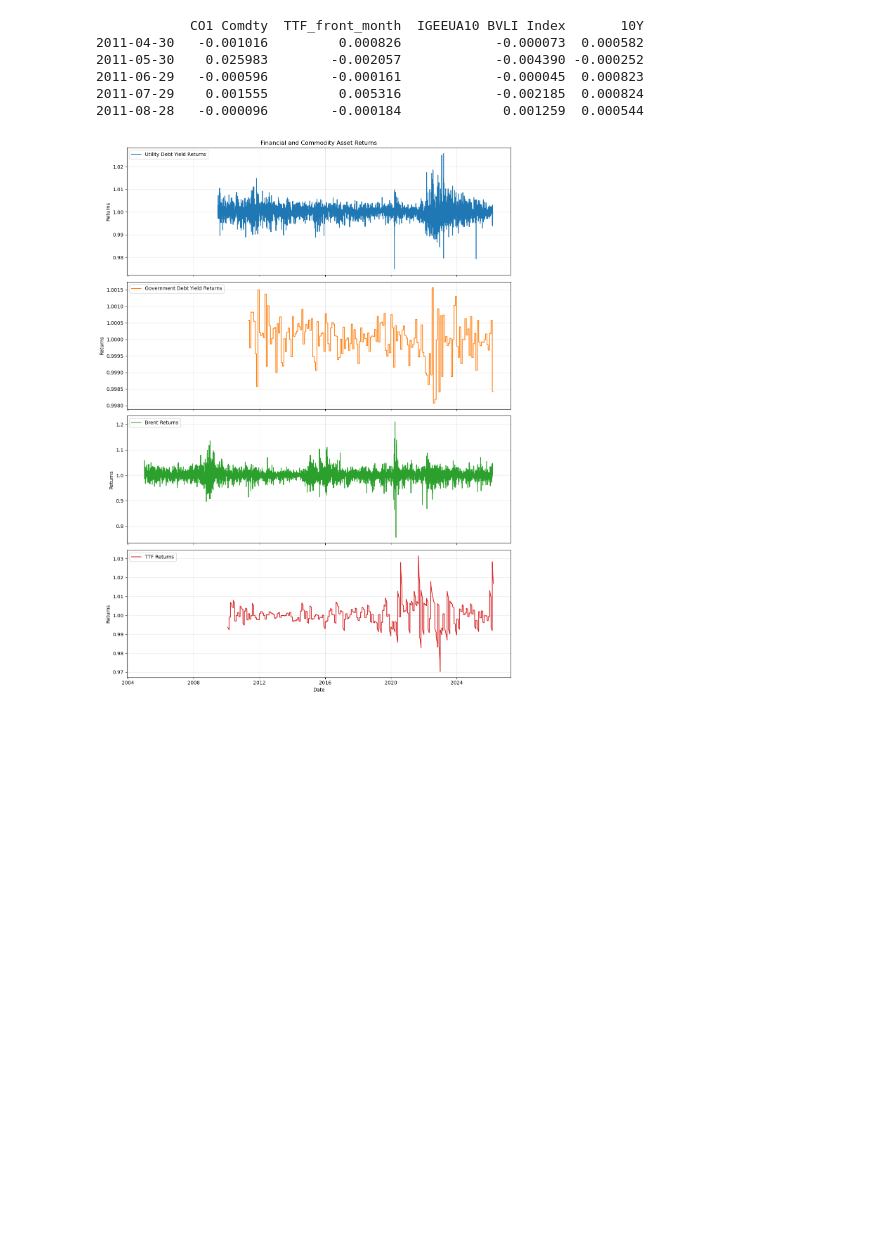
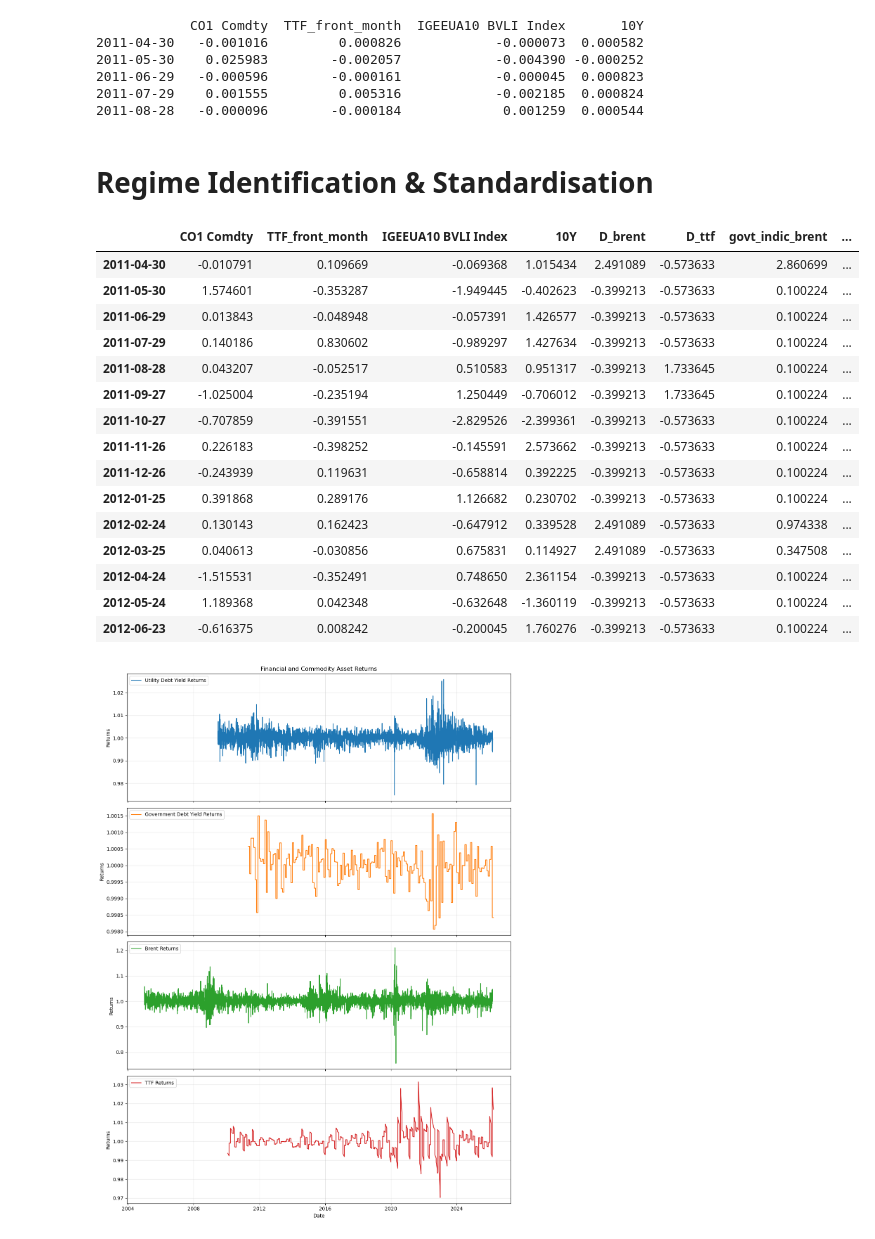
Before and after one commit to 1bykov/Thesis, a Jupyter notebook: code/BRENT_TTF_regression.ipynb, the cells around one changed output. Drawn from its saved outputs; the diff is of its cells as text; code cells hidden in the pictures; blank space fills up the shorter version.

Commit message:
standardised inputs, rearranged code

```diff
--- a/code/BRENT_TTF_regression.ipynb
+++ b/code/BRENT_TTF_regression.ipynb
@@ -22,6 +22,9 @@ def clean_process(df):
     df=df.resample('D', kind='timestamp', ).asfreq()        # - Make sure time axis is even
     df=df.interpolate('linear')                             # - Fill resulting NaNs with linear interpolation
     return df
+
+def standardise(col):
+    return (col - col.mean()) / col.std()
 # %% [markdown]
 # Load, Process, Align Dates
 # %%
@@ -94,6 +97,55 @@ print(df.head(5))
 2011-06-29   -0.000596        -0.000161            -0.000045  0.000823
 2011-07-29    0.001555         0.005316            -0.002185  0.000824
 2011-08-28   -0.000096        -0.000184             0.001259  0.000544
+# %% [markdown]
+# Regime Identification & Standardisation
+# %%
+mu_p_6m_brent = brent.rolling(window=180).mean().dropna()
+std_p_6m_brent = brent.rolling(window=180).std().dropna()
+threshold_brent = mu_p_6m_brent + 1.5*std_p_6m_brent
+
+mu_p_6m_ttf = ttf.rolling(window=180).mean().dropna()
+std_p_6m_ttf = ttf.rolling(window=180).std().dropna()
+threshold_ttf = mu_p_6m_ttf + 1.5*std_p_6m_ttf
+
+# threshold will be shorter than brent due to rolling calculation
+indicator_brent=pd.Series(data=np.where(brent['CO1 Comdty'].loc[threshold_brent.index] > threshold_brent['CO1 Comdty'], 1, 0), index=threshold_brent.index)
+indicator_ttf=pd.Series(data=np.where(ttf['TTF_front_month'].loc[threshold_ttf.index] > threshold_ttf['TTF_front_month'], 1, 0), index=threshold_ttf.index)
+
+
+# crop indicator to fit into df
+indicator_brent = indicator_brent[indicator_brent.index.isin(df.index)]
+indicator_ttf = indicator_ttf[indicator_ttf.index.isin(df.index)]
+df['D_brent']=indicator_brent
+df['D_ttf']=indicator_ttf
+
+df['govt_indic_brent'] = df['D_brent'] * df['10Y']
+df['brent_indic_brent'] = df['D_brent'] * df['CO1 Comdty']
+
+df['govt_indic_ttf'] = df['D_ttf'] * df['10Y']
+df['brent_indic_ttf'] = df['D_ttf'] * df['TTF_front_month']
+
+# Standardise all columns to make coefficients comparable
+df=df.apply(lambda col: standardise(col), axis=0)
+
+df.head(15)
+# %% [output]
+|  | CO1 Comdty | TTF_front_month | IGEEUA10 BVLI Index | 10Y | D_brent | D_ttf | govt_indic_brent | ... |
+| 2011-04-30 | -0.010791 | 0.109669 | -0.069368 | 1.015434 | 2.491089 | -0.573633 | 2.860699 | ... |
+| 2011-05-30 | 1.574601 | -0.353287 | -1.949445 | -0.402623 | -0.399213 | -0.573633 | 0.100224 | ... |
+| 2011-06-29 | 0.013843 | -0.048948 | -0.057391 | 1.426577 | -0.399213 | -0.573633 | 0.100224 | ... |
+| 2011-07-29 | 0.140186 | 0.830602 | -0.989297 | 1.427634 | -0.399213 | -0.573633 | 0.100224 | ... |
+| 2011-08-28 | 0.043207 | -0.052517 | 0.510583 | 0.951317 | -0.399213 | 1.733645 | 0.100224 | ... |
+| 2011-09-27 | -1.025004 | -0.235194 | 1.250449 | -0.706012 | -0.399213 | 1.733645 | 0.100224 | ... |
+| 2011-10-27 | -0.707859 | -0.391551 | -2.829526 | -2.399361 | -0.399213 | -0.573633 | 0.100224 | ... |
+| 2011-11-26 | 0.226183 | -0.398252 | -0.145591 | 2.573662 | -0.399213 | -0.573633 | 0.100224 | ... |
+| 2011-12-26 | -0.243939 | 0.119631 | -0.658814 | 0.392225 | -0.399213 | -0.573633 | 0.100224 | ... |
+| 2012-01-25 | 0.391868 | 0.289176 | 1.126682 | 0.230702 | -0.399213 | -0.573633 | 0.100224 | ... |
+| 2012-02-24 | 0.130143 | 0.162423 | -0.647912 | 0.339528 | 2.491089 | -0.573633 | 0.974338 | ... |
+| 2012-03-25 | 0.040613 | -0.030856 | 0.675831 | 0.114927 | 2.491089 | -0.573633 | 0.347508 | ... |
+| 2012-04-24 | -1.515531 | -0.352491 | 0.748650 | 2.361154 | -0.399213 | -0.573633 | 0.100224 | ... |
+| 2012-05-24 | 1.189368 | 0.042348 | -0.632648 | -1.360119 | -0.399213 | -0.573633 | 0.100224 | ... |
+| 2012-06-23 | -0.616375 | 0.008242 | -0.200045 | 1.760276 | -0.399213 | -0.573633 | 0.100224 | ... |
 # %%
 series_to_plot = {
     'Utility Debt Yield Returns': (1 - D_util * util_yield_10y.diff()).dropna(),
```
Also changed, not shown: parts of 9 cells of this notebook.
